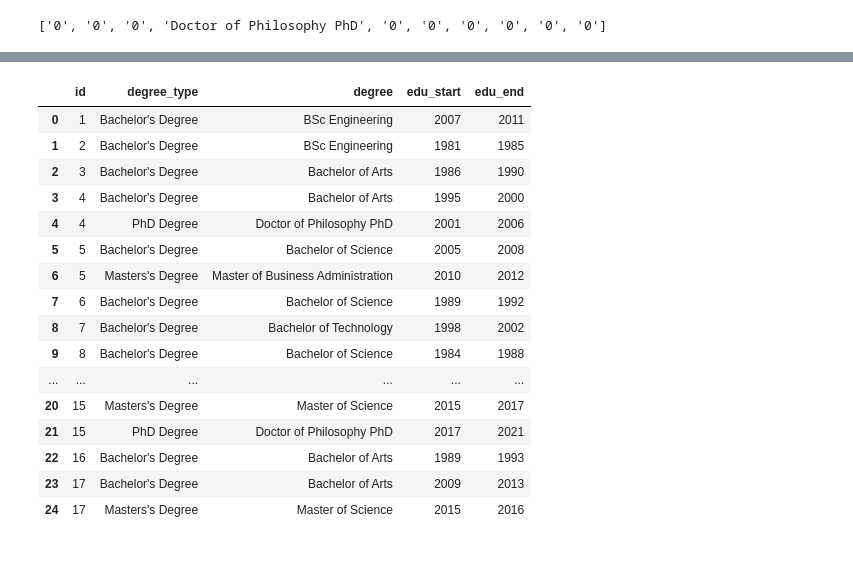
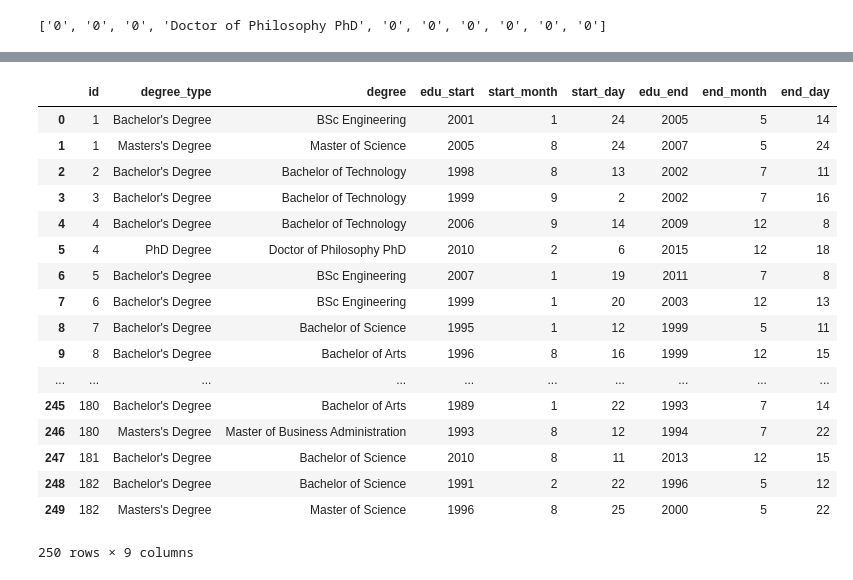
Before and after one commit to vrc-vinodh/mock-data-generation, a Jupyter notebook: complete.ipynb, the cells around one changed output, grey strips where cells are left out. Saved outputs shown, nothing was run; the diff lists cells and outputs as text; code cells hidden in the pictures.

```diff
--- a/complete.ipynb
+++ b/complete.ipynb
@@ -416,2 +572,2 @@ df_degree12d.head(10)
 # %%
-df_degree12d['edu_start3'] = df_degree12d['edu_end'] + [random.randint(0,1) for k in range(100)]
+df_degree12ds['edu_start3'] = df_degree12d['edu_end'] + [random.randint(0,3) for k in range(1000)]
@@ -425,2 +573,0 @@ nd2[0:10]
-# %%
-df_degree12d['nd2'] = nd2
@@ -427,8 +599,8 @@ df_degree12d['nd2'] = nd2
 # %%
-df_degree12d['edu_end3'] = df_degree12d['edu_start3'] + random.randint(3,8)
-df_degree12d.loc[(df_degree12d.nd2 < -1.75 ), 'edu_end3'] = df_degree12d['edu_start3'] + 3
-df_degree12d.loc[(df_degree12d.nd2 < 0.25 ) & (df_degree12d.nd2 >= -1.75), 'edu_end3'] = df_degree12d['edu_start3'] + 4
-df_degree12d.loc[(df_degree12d.nd2 < 1.5 ) & (df_degree12d.nd2 >= 0.25), 'edu_end3'] = df_degree12d['edu_start3'] + 5
-df_degree12d.loc[(df_degree12d.nd2 < 1.75 ) & (df_degree12d.nd2 >= 1.5), 'edu_end3'] = df_degree12d['edu_start3'] + 6
-df_degree12d.head()
+df_degree12ds['edu_end3'] = df_degree12ds['edu_start3'] + random.randint(3,8)
+df_degree12ds.loc[(df_degree12ds.nd3 < -1.75 ), 'edu_end3'] = df_degree12ds['edu_start3'] + 3
+df_degree12ds.loc[(df_degree12ds.nd3 < 0.25 ) & (df_degree12ds.nd3 >= -1.75), 'edu_end3'] = df_degree12ds['edu_start3'] + 4
+df_degree12ds.loc[(df_degree12ds.nd3 < 1.5 ) & (df_degree12ds.nd3 >= 0.25), 'edu_end3'] = df_degree12ds['edu_start3'] + 5
+df_degree12ds.loc[(df_degree12ds.nd3 < 1.75 ) & (df_degree12ds.nd3 >= 1.5), 'edu_end3'] = df_degree12ds['edu_start3'] + 6
+df_degree12ds.head()
 # %% [output]
@@ -441,5 +635,5 @@ df_degree12d.head()
 # %%
-df_degree3 = df_degree12d.loc[:,['id','degree_type3','degree3', 'edu_start3', 'edu_end3']]
+df_degree3 = df_degree12d.loc[:,['id','degree_type3','degree3', 'edu_start3','start_month3','start_day3', 'edu_end3','end_month3','end_day3']]
 # %%
 df_degree3.columns = index
 # %%
@@ -457,25 +651,26 @@ final_edu = pd.concat([df_degree12, df_degree3], axis=0)
 final_edu = final_edu.sort_values(["id","edu_start"],axis=0, ascending=True)
 final_edu = final_edu.reset_index(drop=True)
 # %%
-final_edu.head(25)
+final_edu.head(250)
 # %% [output]
-|  | id | degree_type | degree | edu_start | edu_end |
-| 0 | 1 | Bachelor's Degree | BSc Engineering | 2007 | 2011 |
-| 1 | 2 | Bachelor's Degree | BSc Engineering | 1981 | 1985 |
-| 2 | 3 | Bachelor's Degree | Bachelor of Arts | 1986 | 1990 |
-| 3 | 4 | Bachelor's Degree | Bachelor of Arts | 1995 | 2000 |
-| 4 | 4 | PhD Degree | Doctor of Philosophy PhD | 2001 | 2006 |
-| 5 | 5 | Bachelor's Degree | Bachelor of Science | 2005 | 2008 |
-| 6 | 5 | Masters's Degree | Master of Business Administration | 2010 | 2012 |
-| 7 | 6 | Bachelor's Degree | Bachelor of Science | 1989 | 1992 |
-| 8 | 7 | Bachelor's Degree | Bachelor of Technology | 1998 | 2002 |
-| 9 | 8 | Bachelor's Degree | Bachelor of Science | 1984 | 1988 |
-| ... | ... | ... | ... | ... | ... |
-| 20 | 15 | Masters's Degree | Master of Science | 2015 | 2017 |
-| 21 | 15 | PhD Degree | Doctor of Philosophy PhD | 2017 | 2021 |
-| 22 | 16 | Bachelor's Degree | Bachelor of Arts | 1989 | 1993 |
-| 23 | 17 | Bachelor's Degree | Bachelor of Arts | 2009 | 2013 |
-| 24 | 17 | Masters's Degree | Master of Science | 2015 | 2016 |
+|  | id | degree_type | degree | edu_start | start_month | start_day | edu_end | end_month | end_day |
+| 0 | 1 | Bachelor's Degree | BSc Engineering | 2001 | 1 | 24 | 2005 | 5 | 14 |
+| 1 | 1 | Masters's Degree | Master of Science | 2005 | 8 | 24 | 2007 | 5 | 24 |
+| 2 | 2 | Bachelor's Degree | Bachelor of Technology | 1998 | 8 | 13 | 2002 | 7 | 11 |
+| 3 | 3 | Bachelor's Degree | Bachelor of Technology | 1999 | 9 | 2 | 2002 | 7 | 16 |
+| 4 | 4 | Bachelor's Degree | Bachelor of Technology | 2006 | 9 | 14 | 2009 | 12 | 8 |
+| 5 | 4 | PhD Degree | Doctor of Philosophy PhD | 2010 | 2 | 6 | 2015 | 12 | 18 |
+| 6 | 5 | Bachelor's Degree | BSc Engineering | 2007 | 1 | 19 | 2011 | 7 | 8 |
+| 7 | 6 | Bachelor's Degree | BSc Engineering | 1999 | 1 | 20 | 2003 | 12 | 13 |
+| 8 | 7 | Bachelor's Degree | Bachelor of Science | 1995 | 1 | 12 | 1999 | 5 | 11 |
+| 9 | 8 | Bachelor's Degree | Bachelor of Arts | 1996 | 8 | 16 | 1999 | 12 | 15 |
+| ... | ... | ... | ... | ... | ... | ... | ... | ... | ... |
+| 245 | 180 | Bachelor's Degree | Bachelor of Arts | 1989 | 1 | 22 | 1993 | 7 | 14 |
+| 246 | 180 | Masters's Degree | Master of Business Administration | 1993 | 8 | 12 | 1994 | 7 | 22 |
+| 247 | 181 | Bachelor's Degree | Bachelor of Science | 2010 | 8 | 11 | 2013 | 12 | 15 |
+| 248 | 182 | Bachelor's Degree | Bachelor of Science | 1991 | 2 | 22 | 1996 | 5 | 12 |
+| 249 | 182 | Masters's Degree | Master of Science | 1996 | 8 | 25 | 2000 | 5 | 22 |
+250 rows × 9 columns
 # %%
 workstart = final_edu.drop_duplicates(subset='id', keep='last')
 workstart = workstart.reset_index(drop=True)
```
Also changed, not shown: parts of 52 cells of this notebook.
